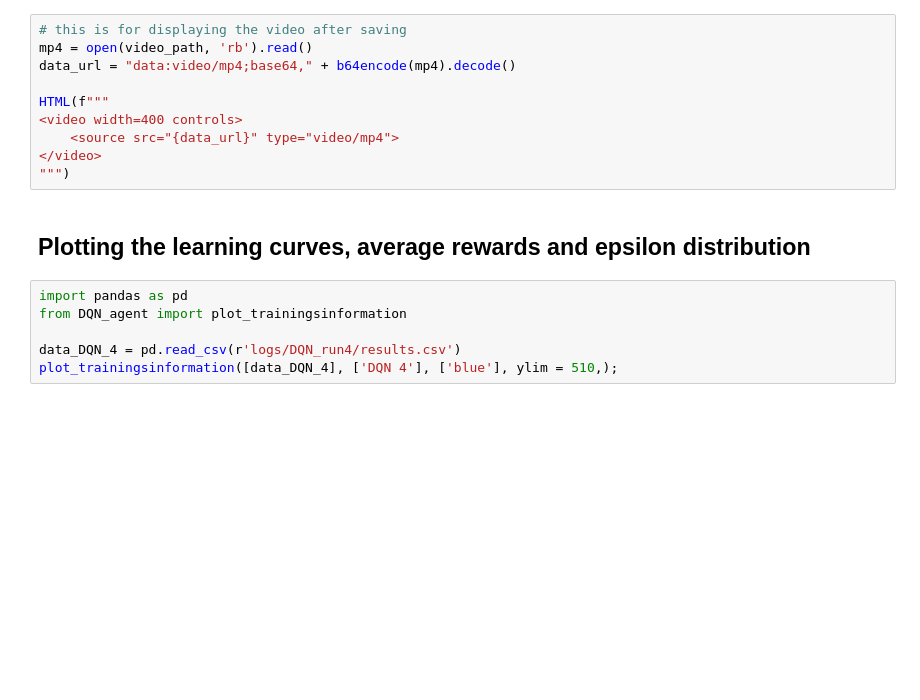
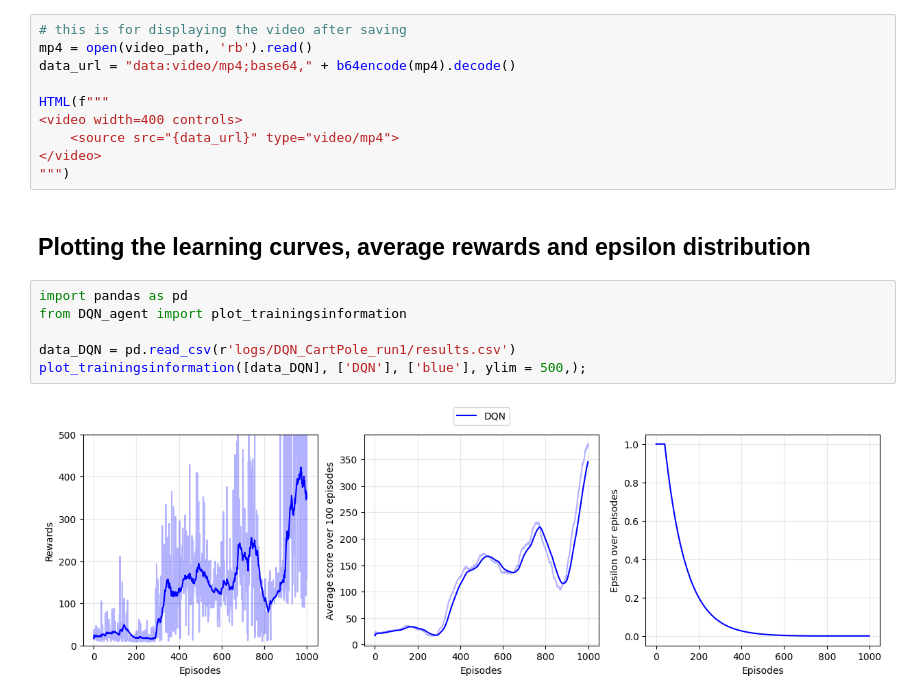
Before and after one commit to Fjoelsak/RL, a Jupyter notebook: 06_Value_Function_Approximation/61-CartPole-DQN.ipynb, the cells around one changed output. Cells and saved outputs as stored; diff of their text form; blank space fills up the shorter version.

```diff
--- a/06_Value_Function_Approximation/61-CartPole-DQN.ipynb
+++ b/06_Value_Function_Approximation/61-CartPole-DQN.ipynb
@@ -176,6 +201,8 @@ HTML(f"""
 # %%
 import pandas as pd
 from DQN_agent import plot_trainingsinformation
 
-data_DQN_4 = pd.read_csv(r'logs/DQN_run4/results.csv')
-plot_trainingsinformation([data_DQN_4], ['DQN 4'], ['blue'], ylim = 510,);
+data_DQN = pd.read_csv(r'logs/DQN_CartPole_run1/results.csv')
+plot_trainingsinformation([data_DQN], ['DQN'], ['blue'], ylim = 500,);
+# %% [output]
+[figure, added]
```
Also changed, not shown: parts of 5 cells of this notebook.
